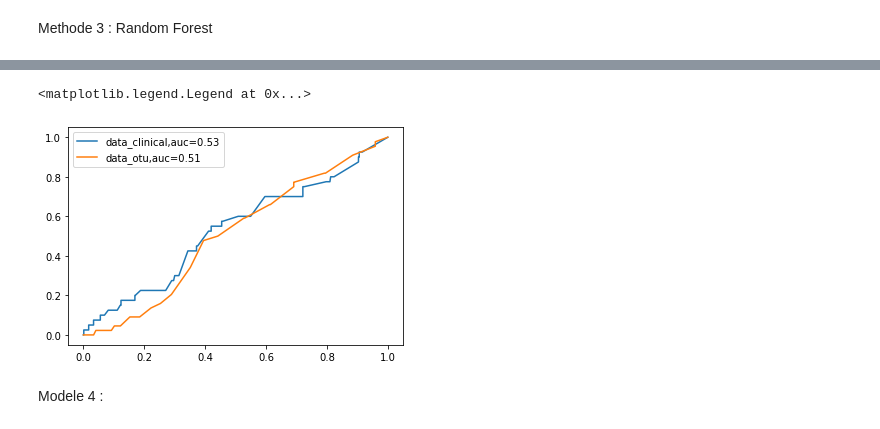
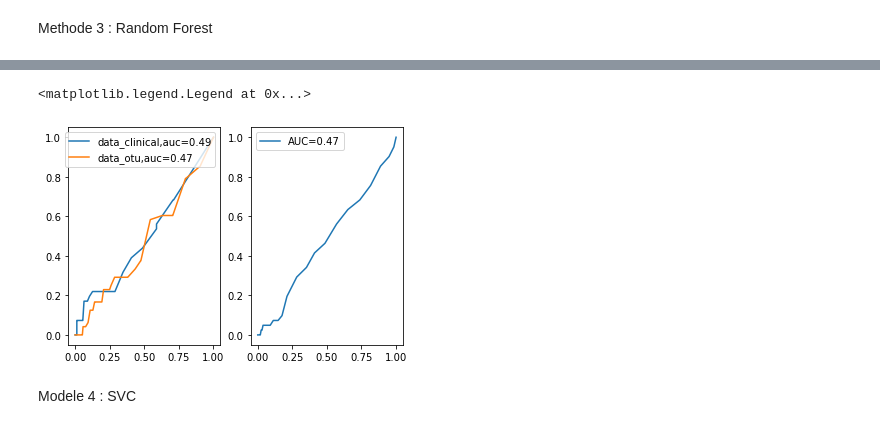
Before and after one commit to HadramiNdoye/Devoir_1_fouille_texte, a Jupyter notebook: Devoir_1.ipynb, the cells around one changed output, grey strips where cells are left out. Cells and saved outputs as stored; diff of their text form; code cells hidden in the pictures.

```diff
--- a/Devoir_1.ipynb
+++ b/Devoir_1.ipynb
@@ -192,6 +201,12 @@ def model_selection(model,x_train,y_train,x_test,y_test):
 Methode 1 : Classification
 # %%
 from sklearn.neighbors import KNeighborsClassifier
-model_1 = KNeighborsClassifier(2)
-model_1_clinical = model_selection(model_1,train_data_clinical,y_train_clinical,test_data_clinical,y_test_clinical)
-model_1_otu = model_selection(model_1,train_data_otu,y_train_otu,test_data_otu,y_test_otu)
+model_1 = KNeighborsClassifier(n_neighbors=4)
+model_1_clinical = model_selection(model_1,X_train_clinical,y_train_clinical,X_test_clinical,y_test_clinical)
+model_1_otu = model_selection(model_1,X_train_otu,y_train_otu,X_test_otu,y_test_otu)
+model_1_clinical_otu = model_selection(model_1,X_train,y_train,X_test,y_test)
+# %%
+from sklearn.model_selection import GridSearchCV
+param_grid = {'n_neighbors':np.arange(1,16)}
+grid_search = GridSearchCV(model_1,param_grid,cv=10)
+grid_search.fit(X_train,y_train)
@@ -244,7 +287,9 @@ Methode 3 : Random Forest
 # %%
 from sklearn.ensemble import RandomForestClassifier
 model_3 = RandomForestClassifier()
-model_3_clinical = model_selection(model_3,train_data_clinical,y_train_clinical,test_data_clinical,y_test_clinical)
-model_3_otu = model_selection(model_3,train_data_otu,y_train_otu,test_data_otu,y_test_otu)
+model_3_clinical = model_selection(model_3,X_train_clinical,y_train_clinical,X_test_clinical,y_test_clinical)
+model_3_otu = model_selection(model_3,X_train_otu,y_train_otu,X_test_otu,y_test_otu)
+# %%
+model_3_clinical_otu = model_selection(model_3,X_train,y_train,X_test,y_test)
 # %%
 print("score de prédiction = ",model_3_clinical['score'],"\n")
@@ -256,13 +304,19 @@ score de prédiction =  0.9482352941176471
 # %%
 fpr_clinical,tpr_clinical,thres_clinical = roc_curve(y_test_clinical, model_3_clinical['vect_pred'])
 auc_clinical = roc_auc_score(y_test_clinical,model_3_clinical['vect_pred'])
 fpr_otu,tpr_otu,thres_otu = roc_curve(y_test_otu, model_3_otu['vect_pred'])
 auc_otu = roc_auc_score(y_test_otu,model_3_otu['vect_pred'])
+plt.subplot(121)
 plt.plot(fpr_clinical,tpr_clinical,label="data_clinical,auc="+str(np.round(auc_clinical,2)))
 plt.plot(fpr_otu,tpr_otu,label="data_otu,auc="+str(np.round(auc_otu,2)))
 plt.legend()
+plt.subplot(122)
+fpr_clinical_otu,tpr_clinical_otu,thres_clinical_otu = roc_curve(y_test, model_3_clinical_otu['vect_pred'])
+auc_clinical_otu = roc_auc_score(y_test,model_3_clinical_otu['vect_pred'])
+plt.plot(fpr_clinical_otu,tpr_clinical_otu,label="AUC="+str(np.round(auc_clinical_otu,2)))
+plt.legend()
 # %% [output]
 <matplotlib.legend.Legend at 0x...>
-[figure, old version]
+[figure, new version]
 # %% [markdown]
-Modele 4 :
+Modele 4 : SVC
```
Also changed, not shown: parts of 13 cells of this notebook.
